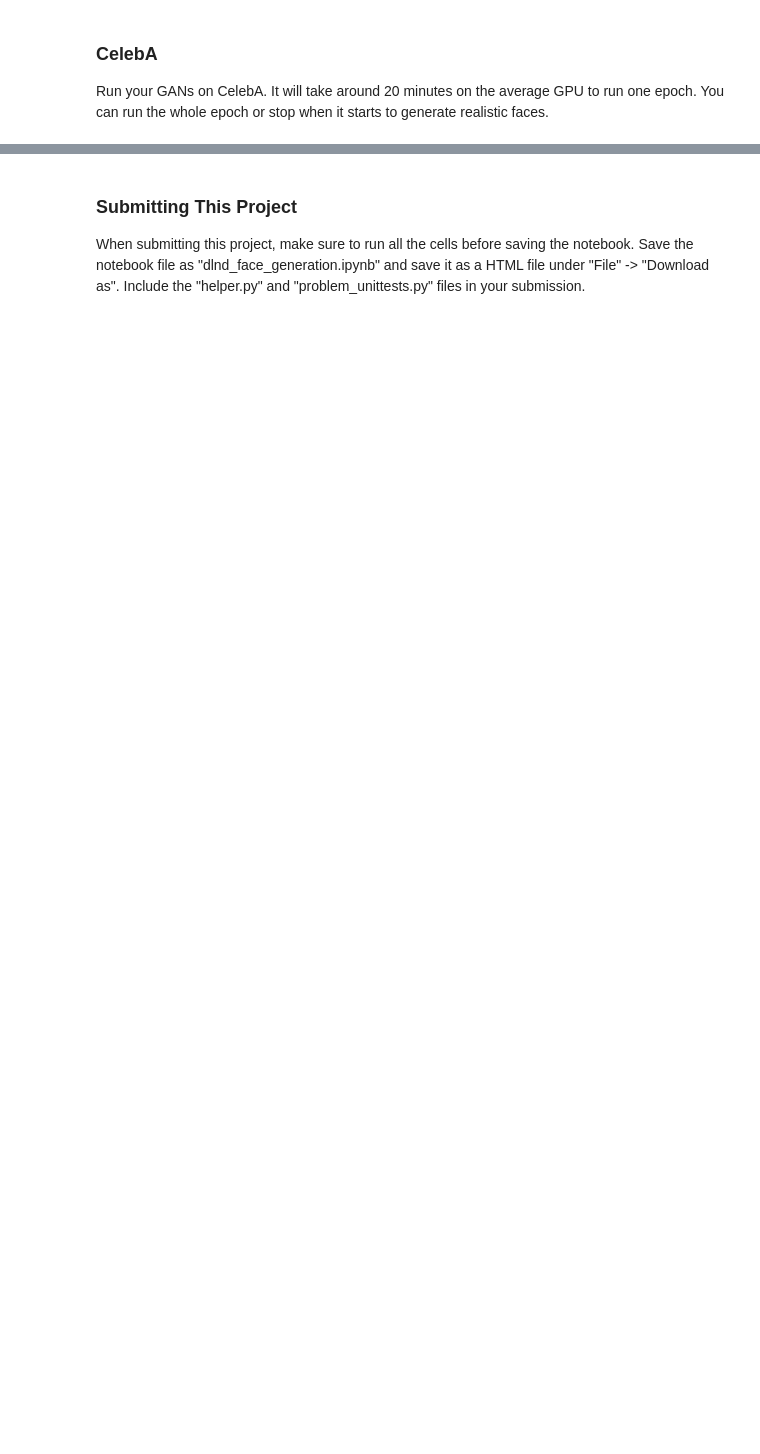
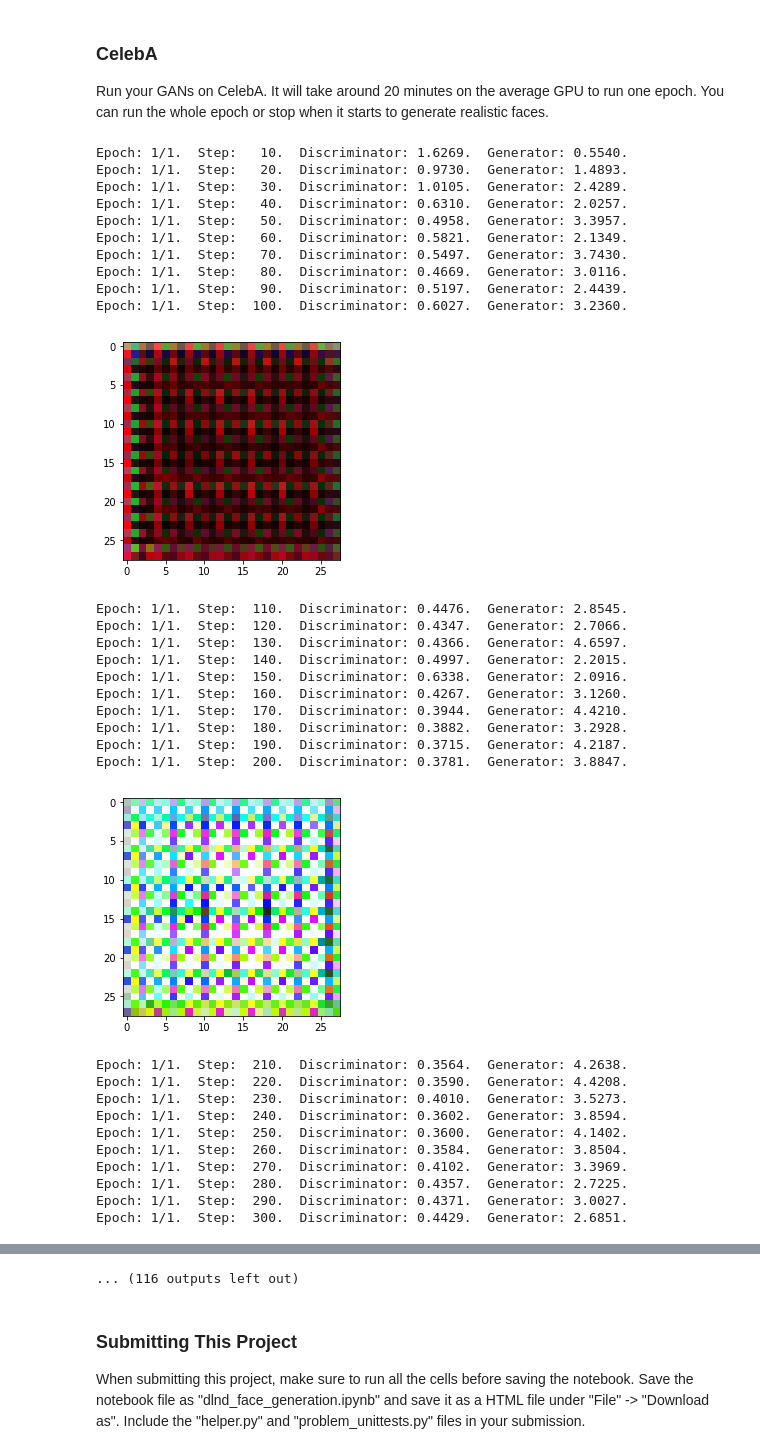
Before and after one commit to snegirigens/DLND, a Jupyter notebook: face_generation/dlnd_face_generation.ipynb, the cells around one changed output, grey strips where cells are left out. Saved outputs shown, nothing was run; the diff lists cells and outputs as text; code cells hidden in the pictures; blank space fills up the shorter version.

```diff
--- a/face_generation/dlnd_face_generation.ipynb
+++ b/face_generation/dlnd_face_generation.ipynb
@@ -455,18 +533,50 @@ show_samples()
 ### CelebA
 Run your GANs on CelebA.  It will take around 20 minutes on the average GPU to run one epoch.  You can run the whole epoch or stop when it starts to generate realistic faces.
 # %%
-batch_size = None
-z_dim = None
-learning_rate = None
-beta1 = None
-
+batch_size = 32
+z_dim = 100
+learning_rate = 0.0002
+beta1 = 0.9
 
 """
 DON'T MODIFY ANYTHING IN THIS CELL THAT IS BELOW THIS LINE
 """
 epochs = 1
 
 celeba_dataset = helper.Dataset('celeba', glob(os.path.join(data_dir, 'img_align_celeba/*.jpg')))
 with tf.Graph().as_default():
     train(epochs, batch_size, z_dim, learning_rate, beta1, celeba_dataset.get_batches,
           celeba_dataset.shape, celeba_dataset.image_mode)
+# %% [output]
+Epoch: 1/1.  Step:   10.  Discriminator: 1.6269.  Generator: 0.5540.
+Epoch: 1/1.  Step:   20.  Discriminator: 0.9730.  Generator: 1.4893.
+Epoch: 1/1.  Step:   30.  Discriminator: 1.0105.  Generator: 2.4289.
+Epoch: 1/1.  Step:   40.  Discriminator: 0.6310.  Generator: 2.0257.
+Epoch: 1/1.  Step:   50.  Discriminator: 0.4958.  Generator: 3.3957.
+Epoch: 1/1.  Step:   60.  Discriminator: 0.5821.  Generator: 2.1349.
+Epoch: 1/1.  Step:   70.  Discriminator: 0.5497.  Generator: 3.7430.
+Epoch: 1/1.  Step:   80.  Discriminator: 0.4669.  Generator: 3.0116.
+Epoch: 1/1.  Step:   90.  Discriminator: 0.5197.  Generator: 2.4439.
+Epoch: 1/1.  Step:  100.  Discriminator: 0.6027.  Generator: 3.2360.
+[figure, added]
+Epoch: 1/1.  Step:  110.  Discriminator: 0.4476.  Generator: 2.8545.
+Epoch: 1/1.  Step:  120.  Discriminator: 0.4347.  Generator: 2.7066.
+Epoch: 1/1.  Step:  130.  Discriminator: 0.4366.  Generator: 4.6597.
+Epoch: 1/1.  Step:  140.  Discriminator: 0.4997.  Generator: 2.2015.
+Epoch: 1/1.  Step:  150.  Discriminator: 0.6338.  Generator: 2.0916.
+Epoch: 1/1.  Step:  160.  Discriminator: 0.4267.  Generator: 3.1260.
+Epoch: 1/1.  Step:  170.  Discriminator: 0.3944.  Generator: 4.4210.
+Epoch: 1/1.  Step:  180.  Discriminator: 0.3882.  Generator: 3.2928.
+Epoch: 1/1.  Step:  190.  Discriminator: 0.3715.  Generator: 4.2187.
+Epoch: 1/1.  Step:  200.  Discriminator: 0.3781.  Generator: 3.8847.
+[figure, added]
+Epoch: 1/1.  Step:  210.  Discriminator: 0.3564.  Generator: 4.2638.
+Epoch: 1/1.  Step:  220.  Discriminator: 0.3590.  Generator: 4.4208.
+Epoch: 1/1.  Step:  230.  Discriminator: 0.4010.  Generator: 3.5273.
+Epoch: 1/1.  Step:  240.  Discriminator: 0.3602.  Generator: 3.8594.
+Epoch: 1/1.  Step:  250.  Discriminator: 0.3600.  Generator: 4.1402.
+Epoch: 1/1.  Step:  260.  Discriminator: 0.3584.  Generator: 3.8504.
+Epoch: 1/1.  Step:  270.  Discriminator: 0.4102.  Generator: 3.3969.
+Epoch: 1/1.  Step:  280.  Discriminator: 0.4357.  Generator: 2.7225.
+Epoch: 1/1.  Step:  290.  Discriminator: 0.4371.  Generator: 3.0027.
+Epoch: 1/1.  Step:  300.  Discriminator: 0.4429.  Generator: 2.6851.
@@ -473,3 +617,4 @@ with tf.Graph().as_default():
+... (116 outputs left out)
 # %% [markdown]
 ### Submitting This Project
 When submitting this project, make sure to run all the cells before saving the notebook. Save the notebook file as "dlnd_face_generation.ipynb" and save it as a HTML file under "File" -> "Download as". Include the "helper.py" and "problem_unittests.py" files in your submission.
```
Also changed, not shown: parts of 8 cells of this notebook.
